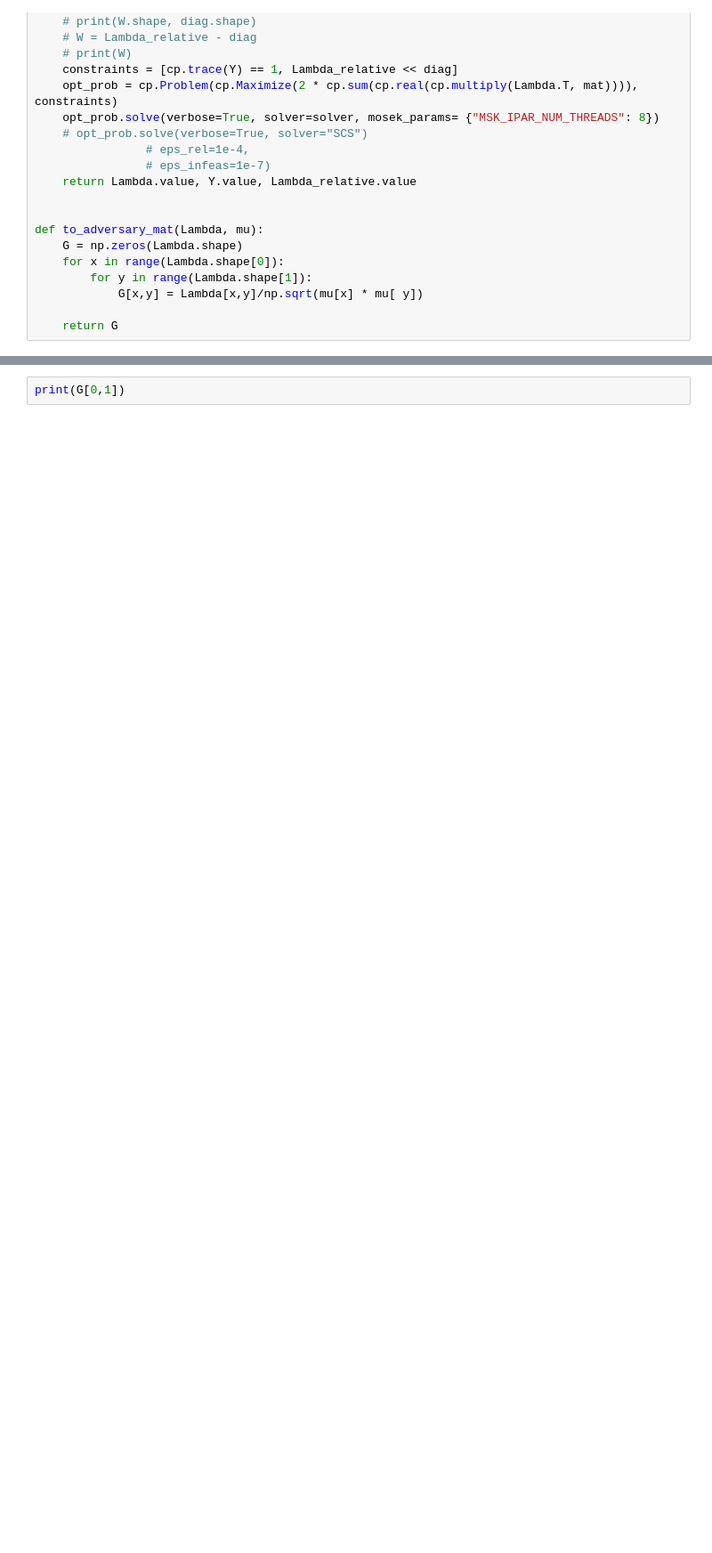
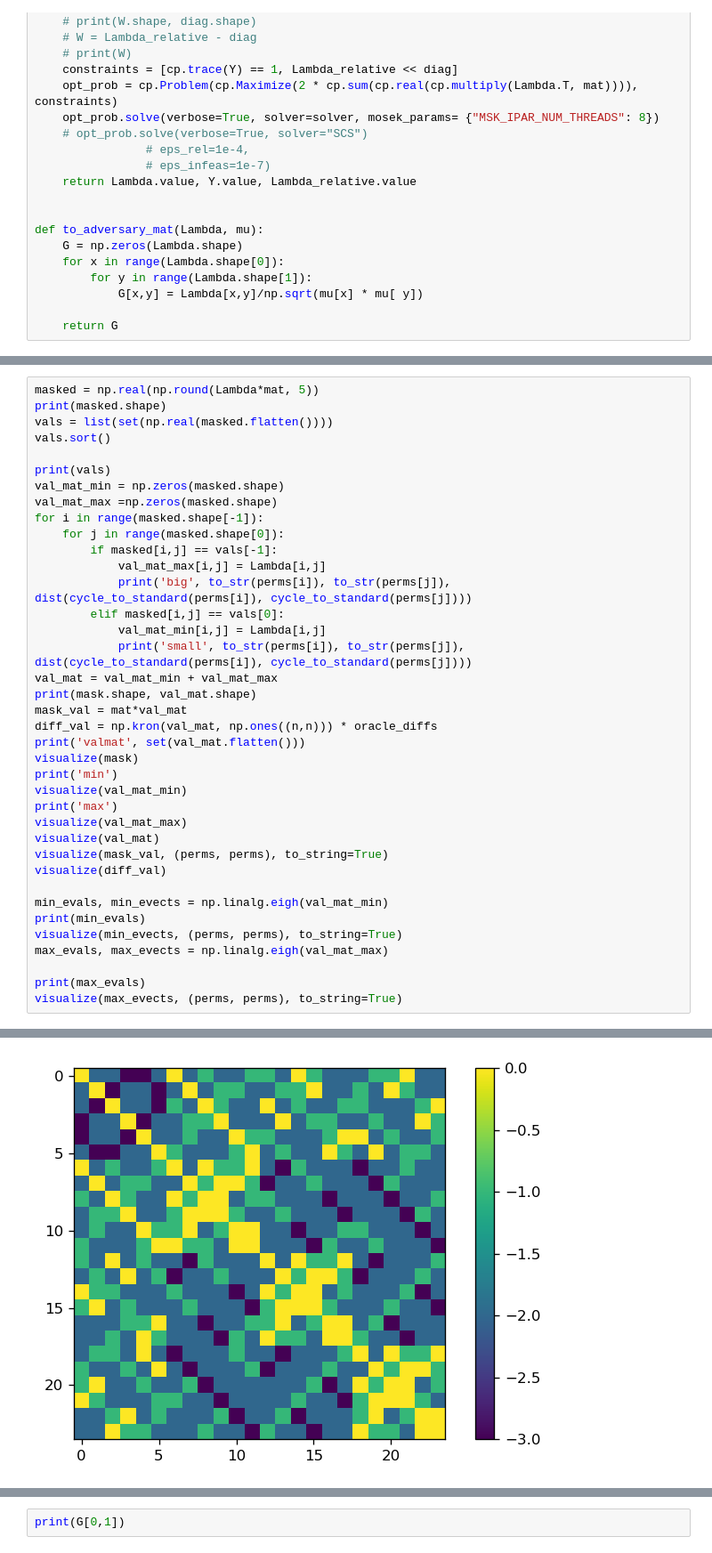
Before and after one commit to blake-holman/ED_Adversaries, a Jupyter notebook: Relative.ipynb, the cells around one changed output, grey strips where cells are left out. Shown: that part at 89% size. Cells and saved outputs as stored; diff of their text form; blank space fills up the shorter version.

```diff
--- a/Relative.ipynb
+++ b/Relative.ipynb
@@ -597 +629,40 @@ shapes
 0.0
+# %%
+masked = np.real(np.round(Lambda*mat, 5))
+print(masked.shape)
+vals = list(set(np.real(masked.flatten())))
+vals.sort()
+
+print(vals)
+val_mat_min = np.zeros(masked.shape)
+val_mat_max =np.zeros(masked.shape)
+for i in range(masked.shape[-1]):
+    for j in range(masked.shape[0]):
+        if masked[i,j] == vals[-1]:
+            val_mat_max[i,j] = Lambda[i,j]
+            print('big', to_str(perms[i]), to_str(perms[j]), dist(cycle_to_standard(perms[i]), cycle_to_standard(perms[j])))
+        elif masked[i,j] == vals[0]:
+            val_mat_min[i,j] = Lambda[i,j]
+            print('small', to_str(perms[i]), to_str(perms[j]), dist(cycle_to_standard(perms[i]), cycle_to_standard(perms[j])))
+val_mat = val_mat_min + val_mat_max
+print(mask.shape, val_mat.shape)
+mask_val = mat*val_mat
+diff_val = np.kron(val_mat, np.ones((n,n))) * oracle_diffs
+print('valmat', set(val_mat.flatten()))
+visualize(mask)
+print('min')
+visualize(val_mat_min)
+print('max')
+visualize(val_mat_max)
+visualize(val_mat)
+visualize(mask_val, (perms, perms), to_string=True)
+visualize(diff_val)
+
+min_evals, min_evects = np.linalg.eigh(val_mat_min)
+print(min_evals)
+visualize(min_evects, (perms, perms), to_string=True)
+max_evals, max_evects = np.linalg.eigh(val_mat_max)
+
+print(max_evals)
+visualize(max_evects, (perms, perms), to_string=True)
+# %% [output]
@@ -597,0 +686 @@ shapes
+[figure, added]
```
Also changed, not shown: parts of 8 cells of this notebook, 1 other file.
